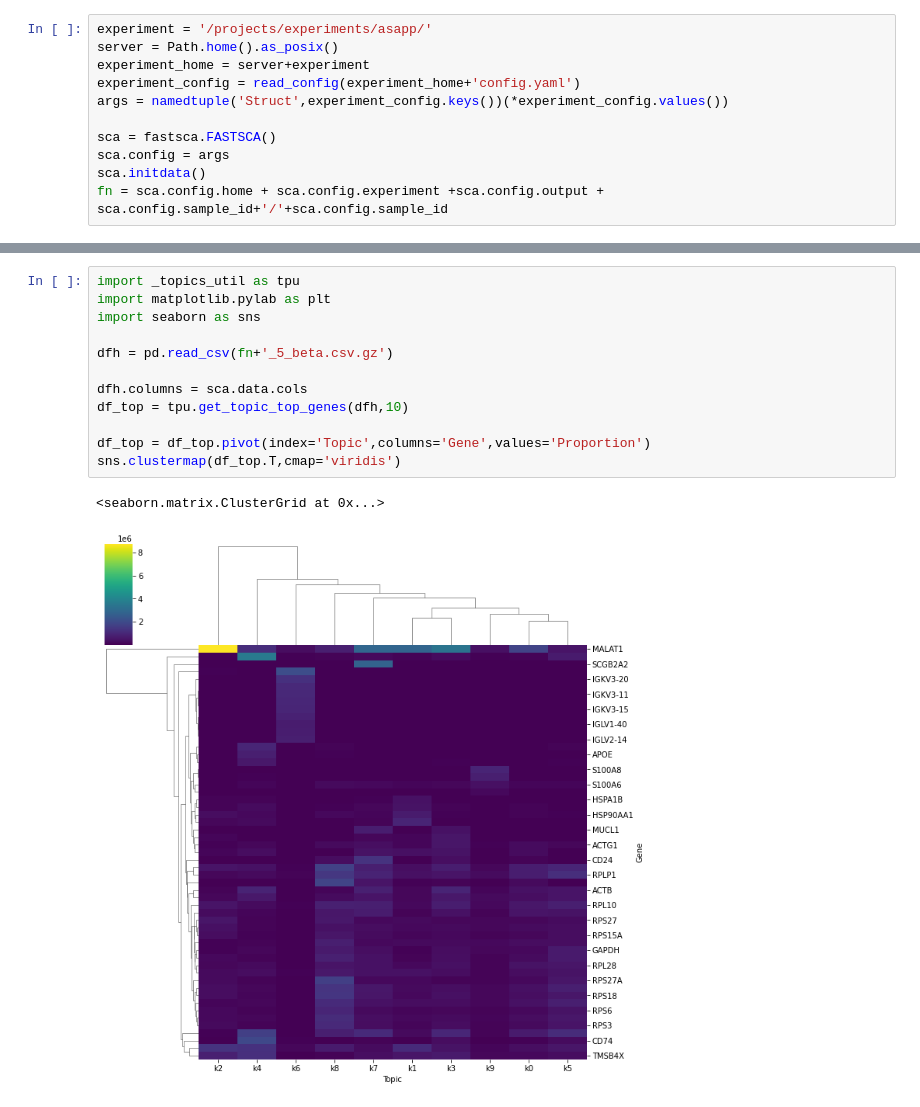
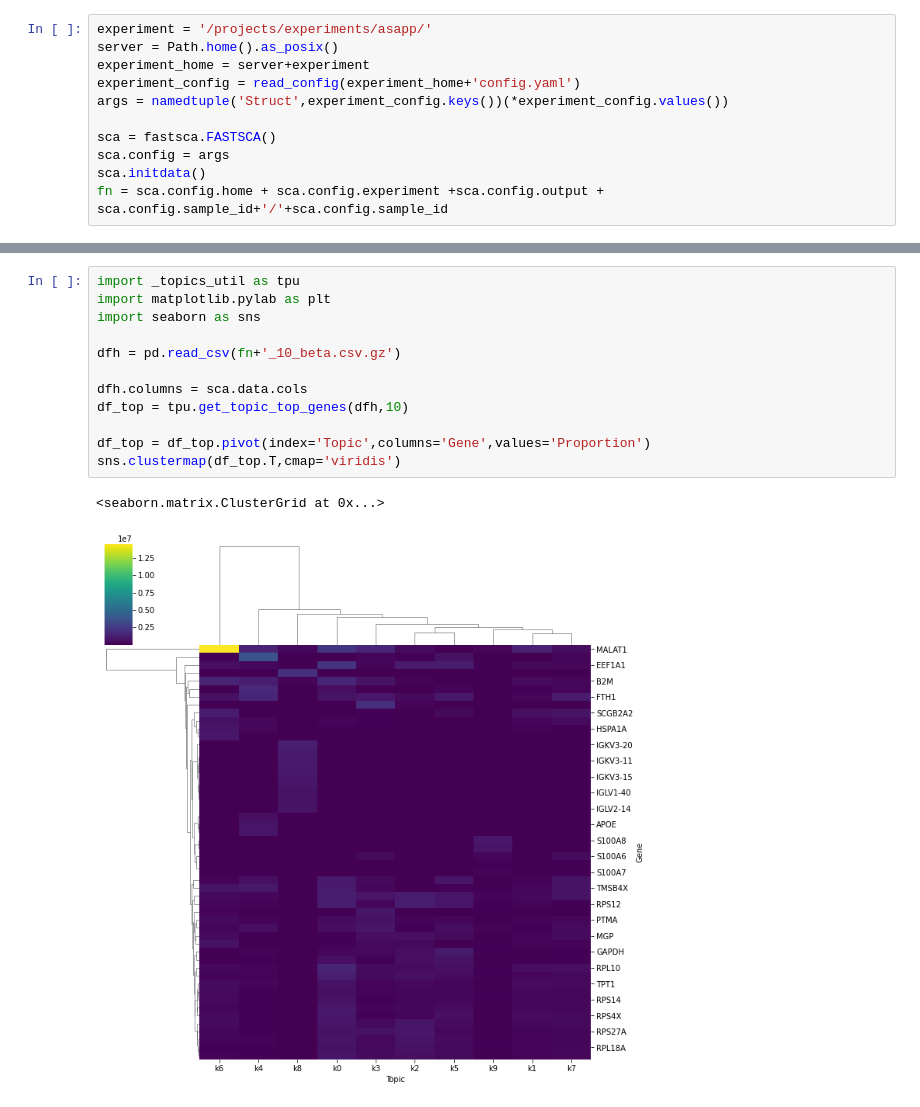
Before and after one commit to causalpathlab/asapp, a Jupyter notebook: asapp/04_cluster_metrics.ipynb, the cells around one changed output, grey strips where cells are left out. Drawn from its saved outputs; the diff is of its cells as text.

```diff
--- a/asapp/04_cluster_metrics.ipynb
+++ b/asapp/04_cluster_metrics.ipynb
@@ -100,15 +66,15 @@ dfv
 # %%
 import _topics_util as tpu
 import matplotlib.pylab as plt
 import seaborn as sns
 
-dfh = pd.read_csv(fn+'_5_beta.csv.gz')
+dfh = pd.read_csv(fn+'_10_beta.csv.gz')
 
 dfh.columns = sca.data.cols
 df_top = tpu.get_topic_top_genes(dfh,10)
 
 df_top = df_top.pivot(index='Topic',columns='Gene',values='Proportion')
 sns.clustermap(df_top.T,cmap='viridis')
 # %% [output]
 <seaborn.matrix.ClusterGrid at 0x...>
-[figure, old version]
+[figure, new version]
```
Also changed, not shown: parts of 9 cells of this notebook, 4 other files.
